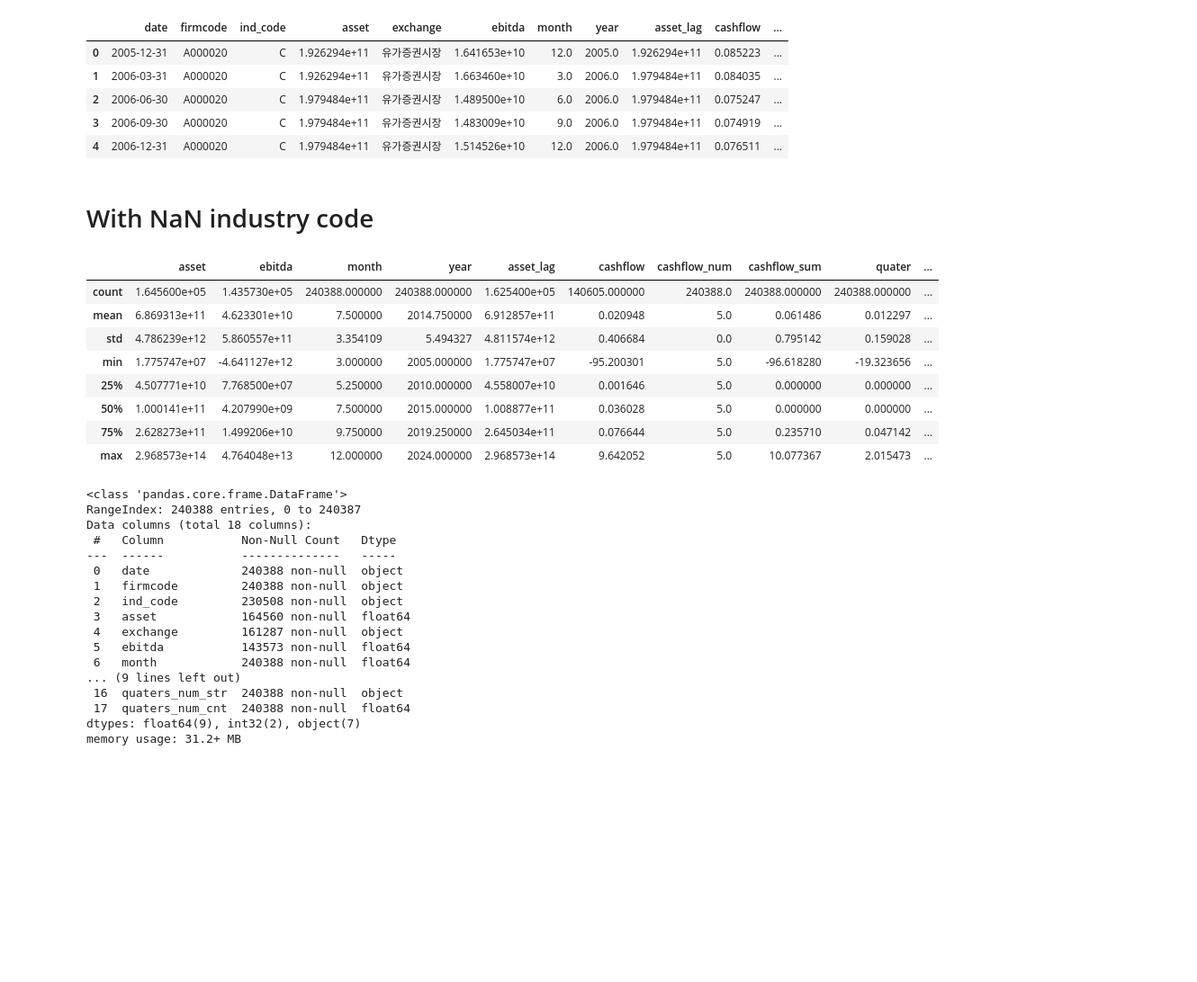
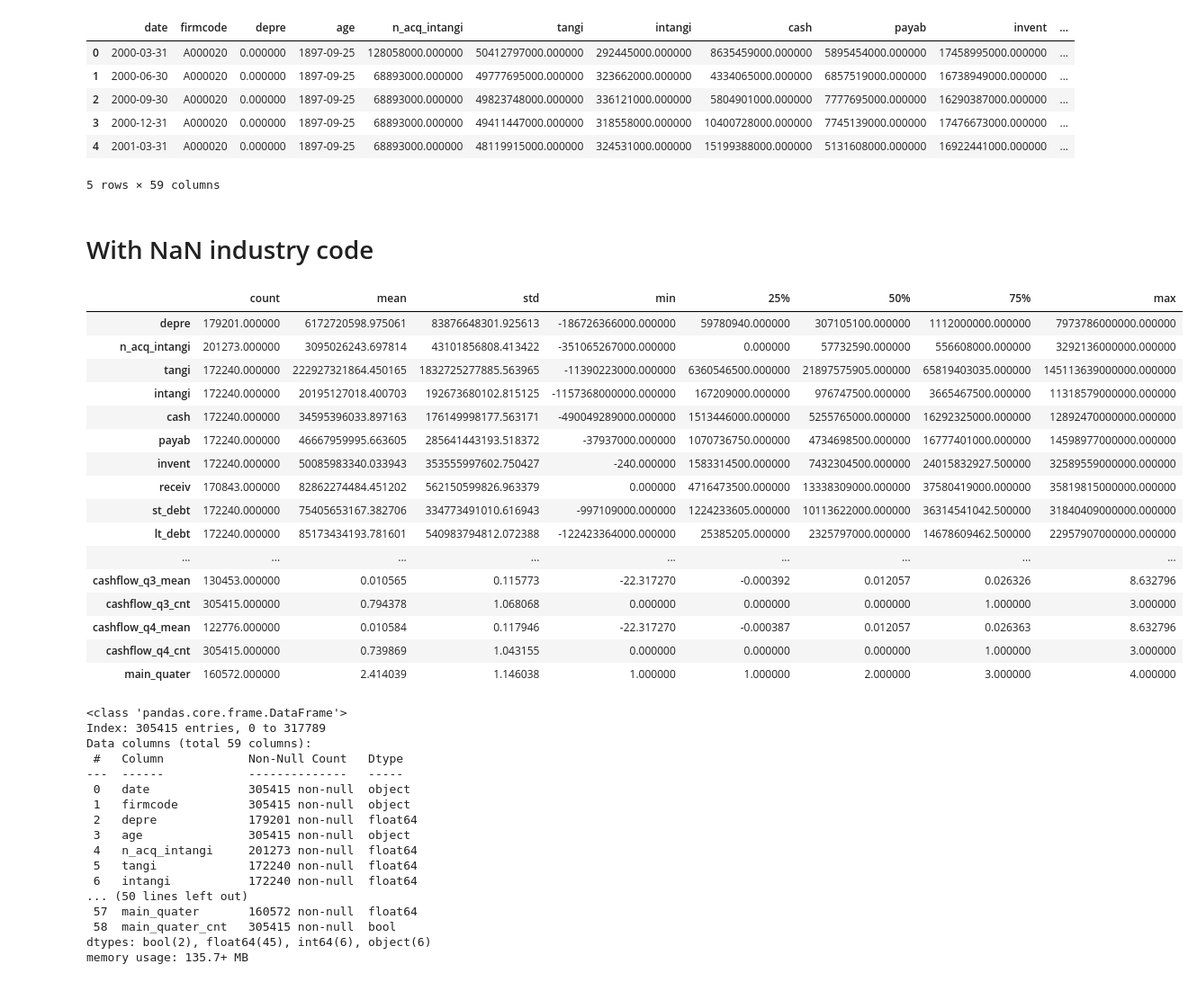
Before and after one commit to lazybuttrying/finance, a Jupyter notebook: corporate-finance/replicate/The_Working_Capital_Credit_Multiplier/profiling_main_quater.ipynb, the cells around one changed output. Shown: that part at 90% size. Saved outputs shown, nothing was run; the diff lists cells and outputs as text; code cells hidden in the pictures; blank space fills up the shorter version.

```diff
--- a/corporate-finance/replicate/The_Working_Capital_Credit_Multiplier/profiling_main_quater.ipynb
+++ b/corporate-finance/replicate/The_Working_Capital_Credit_Multiplier/profiling_main_quater.ipynb
@@ -4,6 +4,7 @@ import matplotlib.pyplot as plt
 import seaborn as sns
 
 plt.style.use('seaborn-darkgrid')
+pd.set_option('display.float_format', lambda x: '%.6f' % x)
 
 plt.rcParams['font.family'] = 'Malgun Gothic'
 plt.rcParams['axes.unicode_minus'] = False
@@ -11,54 +12,60 @@ plt.rcParams['axes.titlepad'] = 20
 
 # pd.set_option('display.float_format', lambda x: '%.6f' % x)
 
-df = pd.read_csv('result_5y.csv',
-    dtype={'ind_code': str, 'main_quater':int, 'cashflow_num': int
-    }).drop(columns=[
-        "quaters_num_cnt", "quaters_num_str", "quater_num", "quater_all", "cashflow_sum", "cashflow_num"])
+df = pd.read_csv('summary_stat_delta_cashflow.csv')
 df = df[~df["ind_code"].isna()]
 # %%
 df.head()
 # %% [output]
-|  | date | firmcode | ind_code | asset | exchange | ebitda | month | year | asset_lag | cashflow | ... |
-| 0 | 2005-12-31 | A000020 | C | 1.926294e+11 | 유가증권시장 | 1.641653e+10 | 12.0 | 2005.0 | 1.926294e+11 | 0.085223 | ... |
-| 1 | 2006-03-31 | A000020 | C | 1.926294e+11 | 유가증권시장 | 1.663460e+10 | 3.0 | 2006.0 | 1.979484e+11 | 0.084035 | ... |
-| 2 | 2006-06-30 | A000020 | C | 1.979484e+11 | 유가증권시장 | 1.489500e+10 | 6.0 | 2006.0 | 1.979484e+11 | 0.075247 | ... |
-| 3 | 2006-09-30 | A000020 | C | 1.979484e+11 | 유가증권시장 | 1.483009e+10 | 9.0 | 2006.0 | 1.979484e+11 | 0.074919 | ... |
-| 4 | 2006-12-31 | A000020 | C | 1.979484e+11 | 유가증권시장 | 1.514526e+10 | 12.0 | 2006.0 | 1.979484e+11 | 0.076511 | ... |
+|  | date | firmcode | depre | age | n_acq_intangi | tangi | intangi | cash | payab | invent | ... |
+| 0 | 2000-03-31 | A000020 | 0.000000 | 1897-09-25 | 128058000.000000 | 50412797000.000000 | 292445000.000000 | 8635459000.000000 | 5895454000.000000 | 17458995000.000000 | ... |
+| 1 | 2000-06-30 | A000020 | 0.000000 | 1897-09-25 | 68893000.000000 | 49777695000.000000 | 323662000.000000 | 4334065000.000000 | 6857519000.000000 | 16738949000.000000 | ... |
+| 2 | 2000-09-30 | A000020 | 0.000000 | 1897-09-25 | 68893000.000000 | 49823748000.000000 | 336121000.000000 | 5804901000.000000 | 7777695000.000000 | 16290387000.000000 | ... |
+| 3 | 2000-12-31 | A000020 | 0.000000 | 1897-09-25 | 68893000.000000 | 49411447000.000000 | 318558000.000000 | 10400728000.000000 | 7745139000.000000 | 17476673000.000000 | ... |
+| 4 | 2001-03-31 | A000020 | 0.000000 | 1897-09-25 | 68893000.000000 | 48119915000.000000 | 324531000.000000 | 15199388000.000000 | 5131608000.000000 | 16922441000.000000 | ... |
+5 rows × 59 columns
 # %% [markdown]
 # With NaN industry code
 # %%
-df.describe()
+df.describe().T
 # %% [output]
-|  | asset | ebitda | month | year | asset_lag | cashflow | cashflow_num | cashflow_sum | quater | ... |
-| count | 1.645600e+05 | 1.435730e+05 | 240388.000000 | 240388.000000 | 1.625400e+05 | 140605.000000 | 240388.0 | 240388.000000 | 240388.000000 | ... |
-| mean | 6.869313e+11 | 4.623301e+10 | 7.500000 | 2014.750000 | 6.912857e+11 | 0.020948 | 5.0 | 0.061486 | 0.012297 | ... |
-| std | 4.786239e+12 | 5.860557e+11 | 3.354109 | 5.494327 | 4.811574e+12 | 0.406684 | 0.0 | 0.795142 | 0.159028 | ... |
-| min | 1.775747e+07 | -4.641127e+12 | 3.000000 | 2005.000000 | 1.775747e+07 | -95.200301 | 5.0 | -96.618280 | -19.323656 | ... |
-| 25% | 4.507771e+10 | 7.768500e+07 | 5.250000 | 2010.000000 | 4.558007e+10 | 0.001646 | 5.0 | 0.000000 | 0.000000 | ... |
-| 50% | 1.000141e+11 | 4.207990e+09 | 7.500000 | 2015.000000 | 1.008877e+11 | 0.036028 | 5.0 | 0.000000 | 0.000000 | ... |
-| 75% | 2.628273e+11 | 1.499206e+10 | 9.750000 | 2019.250000 | 2.645034e+11 | 0.076644 | 5.0 | 0.235710 | 0.047142 | ... |
-| max | 2.968573e+14 | 4.764048e+13 | 12.000000 | 2024.000000 | 2.968573e+14 | 9.642052 | 5.0 | 10.077367 | 2.015473 | ... |
+|  | count | mean | std | min | 25% | 50% | 75% | max |
+| depre | 179201.000000 | 6172720598.975061 | 83876648301.925613 | -186726366000.000000 | 59780940.000000 | 307105100.000000 | 1112000000.000000 | 7973786000000.000000 |
+| n_acq_intangi | 201273.000000 | 3095026243.697814 | 43101856808.413422 | -351065267000.000000 | 0.000000 | 57732590.000000 | 556608000.000000 | 3292136000000.000000 |
+| tangi | 172240.000000 | 222927321864.450165 | 1832725277885.563965 | -11390223000.000000 | 6360546500.000000 | 21897575905.000000 | 65819403035.000000 | 145113639000000.000000 |
+| intangi | 172240.000000 | 20195127018.400703 | 192673680102.815125 | -1157368000000.000000 | 167209000.000000 | 976747500.000000 | 3665467500.000000 | 11318579000000.000000 |
+| cash | 172240.000000 | 34595396033.897163 | 176149998177.563171 | -490049289000.000000 | 1513446000.000000 | 5255765000.000000 | 16292325000.000000 | 12892470000000.000000 |
+| payab | 172240.000000 | 46667959995.663605 | 285641443193.518372 | -37937000.000000 | 1070736750.000000 | 4734698500.000000 | 16777401000.000000 | 14598977000000.000000 |
+| invent | 172240.000000 | 50085983340.033943 | 353555997602.750427 | -240.000000 | 1583314500.000000 | 7432304500.000000 | 24015832927.500000 | 32589559000000.000000 |
+| receiv | 170843.000000 | 82862274484.451202 | 562150599826.963379 | 0.000000 | 4716473500.000000 | 13338309000.000000 | 37580419000.000000 | 35819815000000.000000 |
+| st_debt | 172240.000000 | 75405653167.382706 | 334773491010.616943 | -997109000.000000 | 1224233605.000000 | 10113622000.000000 | 36314541042.500000 | 31840409000000.000000 |
+| lt_debt | 172240.000000 | 85173434193.781601 | 540983794812.072388 | -122423364000.000000 | 25385205.000000 | 2325797000.000000 | 14678609462.500000 | 22957907000000.000000 |
+| ... | ... | ... | ... | ... | ... | ... | ... | ... |
+| cashflow_q3_mean | 130453.000000 | 0.010565 | 0.115773 | -22.317270 | -0.000392 | 0.012057 | 0.026326 | 8.632796 |
+| cashflow_q3_cnt | 305415.000000 | 0.794378 | 1.068068 | 0.000000 | 0.000000 | 0.000000 | 1.000000 | 3.000000 |
+| cashflow_q4_mean | 122776.000000 | 0.010584 | 0.117946 | -22.317270 | -0.000387 | 0.012057 | 0.026363 | 8.632796 |
+| cashflow_q4_cnt | 305415.000000 | 0.739869 | 1.043155 | 0.000000 | 0.000000 | 0.000000 | 1.000000 | 3.000000 |
+| main_quater | 160572.000000 | 2.414039 | 1.146038 | 1.000000 | 1.000000 | 2.000000 | 3.000000 | 4.000000 |
 # %%
 df.info()
 # %% [output]
 <class 'pandas.core.frame.DataFrame'>
-RangeIndex: 240388 entries, 0 to 240387
-Data columns (total 18 columns):
- #   Column           Non-Null Count   Dtype
----  ------           --------------   -----
- 0   date             240388 non-null  object
- 1   firmcode         240388 non-null  object
- 2   ind_code         230508 non-null  object
- 3   asset            164560 non-null  float64
- 4   exchange         161287 non-null  object
- 5   ebitda           143573 non-null  float64
- 6   month            240388 non-null  float64
-... (9 lines left out)
- 16  quaters_num_str  240388 non-null  object
- 17  quaters_num_cnt  240388 non-null  float64
-dtypes: float64(9), int32(2), object(7)
-memory usage: 31.2+ MB
+Index: 305415 entries, 0 to 317789
+Data columns (total 59 columns):
+ #   Column            Non-Null Count   Dtype
+---  ------            --------------   -----
+ 0   date              305415 non-null  object
+ 1   firmcode          305415 non-null  object
+ 2   depre             179201 non-null  float64
+ 3   age               305415 non-null  object
+ 4   n_acq_intangi     201273 non-null  float64
+ 5   tangi             172240 non-null  float64
+ 6   intangi           172240 non-null  float64
+... (50 lines left out)
+ 57  main_quater       160572 non-null  float64
+ 58  main_quater_cnt   305415 non-null  bool
+dtypes: bool(2), float64(45), int64(6), object(6)
+memory usage: 135.7+ MB
 # %%
 df["ind_code"].value_counts(dropna=False)
 # %% [output]
```
Also changed, not shown: parts of 22 cells of this notebook, 3 other files.
